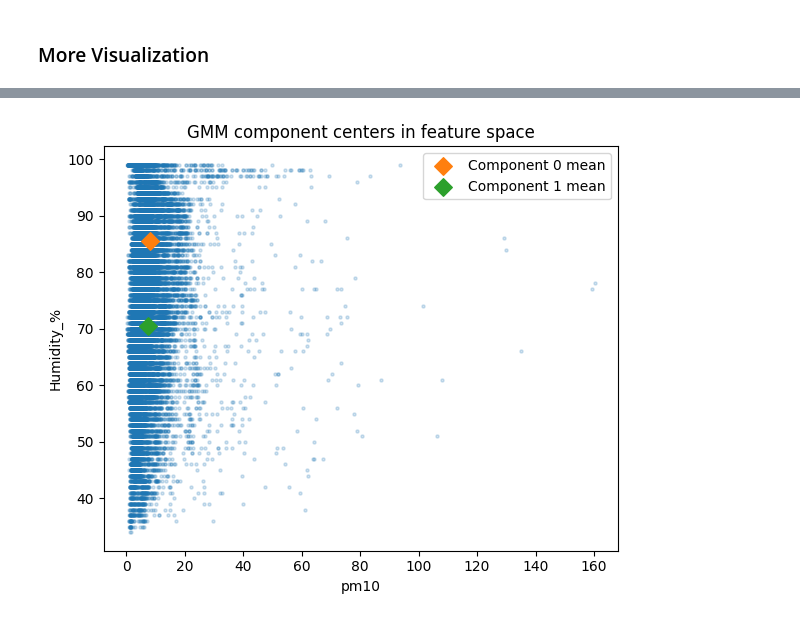
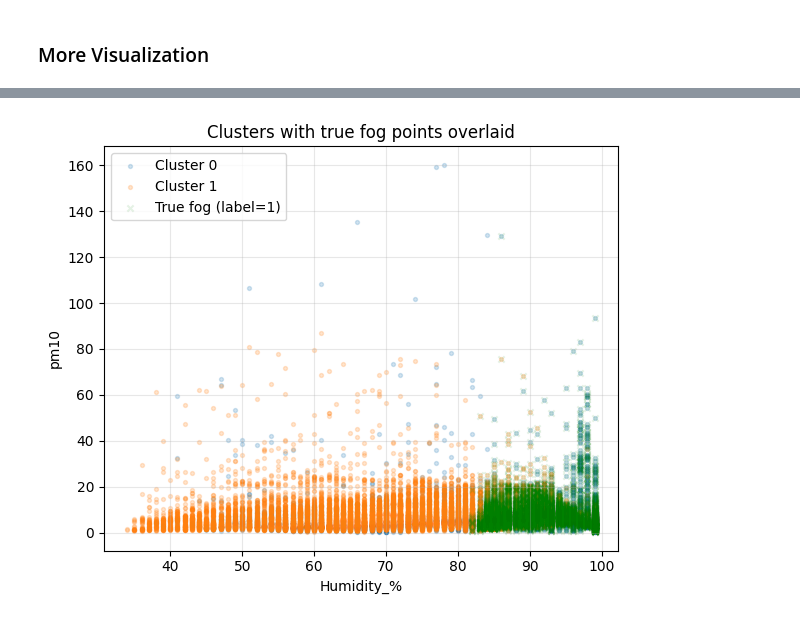
Before and after one commit to KriishAHate/EECE5644-Machine_Learning, a Jupyter notebook: Machine learning final project/Data cleaning/Basic_GMM_script.ipynb, the cells around one changed output, grey strips where cells are left out. Saved outputs shown, nothing was run; the diff lists cells and outputs as text; code cells hidden in the pictures.

```diff
--- a/Machine learning final project/Data cleaning/Basic_GMM_script.ipynb
+++ b/Machine learning final project/Data cleaning/Basic_GMM_script.ipynb
@@ -246,36 +182,42 @@ plt.show()
-# %%
-# Get component means in scaled space and map them back to original for the chosen two features
-f1_idx = feature_cols.index(f1)
-f2_idx = feature_cols.index(f2)
-
-means_scaled = gmm_fog.means_
-# approximate inverse scaling for 2 features
-min_vals = X_raw.min(axis=0).values
-max_vals = X_raw.max(axis=0).values
-
-means_orig_f1 = means_scaled[:, f1_idx] * (max_vals[f1_idx] - min_vals[f1_idx]) + min_vals[f1_idx]
-means_orig_f2 = means_scaled[:, f2_idx] * (max_vals[f2_idx] - min_vals[f2_idx]) + min_vals[f2_idx]
-
-fig, ax = plt.subplots(figsize=(6, 5))
-
-# data
-ax.scatter(x1, x2, s=5, alpha=0.2)
-
-# component centers
-for k in range(gmm_fog.n_components):
-    ax.scatter(
-        means_orig_f1[k],
-        means_orig_f2[k],
-        s=80,
-        marker="D",
-        label=f"Component {k} mean"
-    )
-
-ax.set_xlabel(f1)
-ax.set_ylabel(f2)
-ax.set_title("GMM component centers in feature space")
-ax.legend()
-plt.tight_layout()
-plt.show()
-# %% [output]
-[figure, removed]
+# %%
+# Choose two features to visualize in original space
+f1 = "Humidity_%"
+f2 = "pm10"
+
+x1 = X_raw[f1]
+x2 = X_raw[f2]
+
+fig, ax = plt.subplots(figsize=(6, 5))
+
+# background: all points by cluster
+for k in np.unique(clusters):
+    mask = clusters == k
+    ax.scatter(
+        x1[mask],
+        x2[mask],
+        s=8,
+        alpha=0.2,
+        label=f"Cluster {k}"
+    )
+
+# overlay: true fog points
+fog_mask = (y == 1)
+ax.scatter(
+    x1[fog_mask],
+    x2[fog_mask],
+    s=20,
+    marker="x",
+    color="green",
+    label="True fog (label=1)",
+    alpha=0.1
+)
+
+ax.set_xlabel(f1)
+ax.set_ylabel(f2)
+ax.set_title("Clusters with true fog points overlaid")
+ax.legend()
+ax.grid(True, alpha=0.3)
+plt.tight_layout()
+plt.show()
+# %% [output]
+[figure, added]
```
Also changed, not shown: parts of 7 cells of this notebook, 2 other files.
